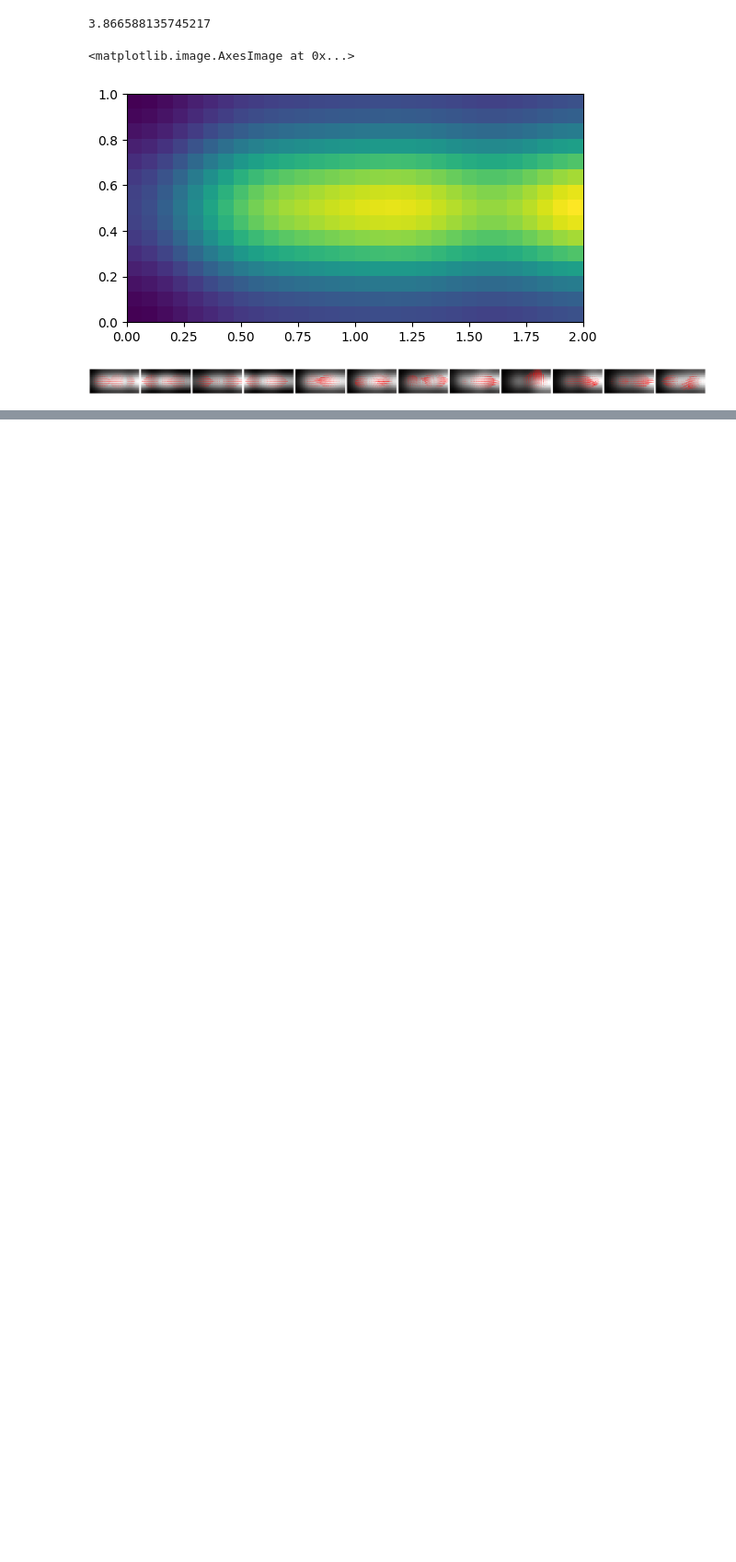
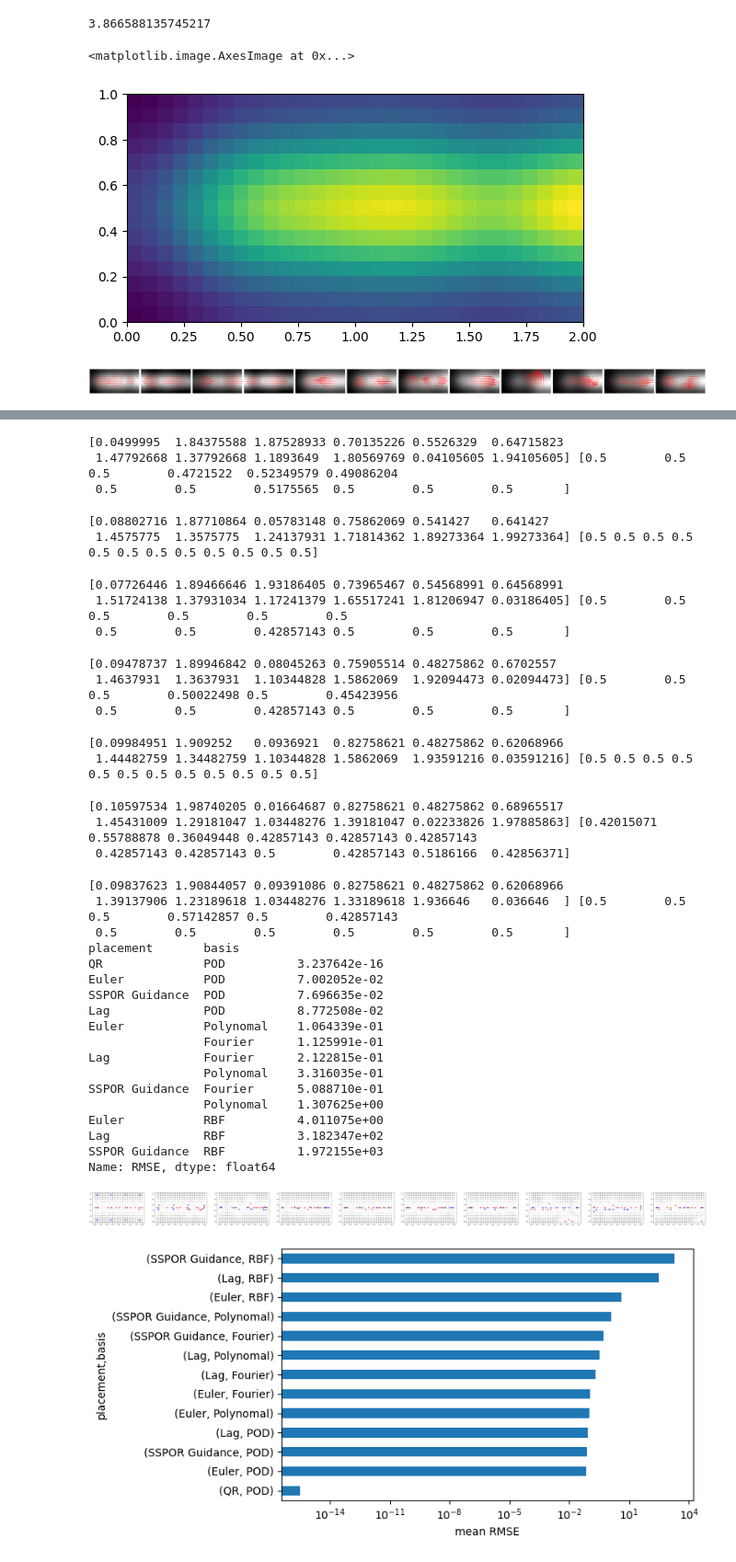
Before and after one commit to karkonium/sensor-trajectory, a Jupyter notebook: sensor_trajectory.ipynb, the cells around one changed output, grey strips where cells are left out. Shown at 92% size. Cells and saved outputs as stored; diff of their text form; code cells hidden in the pictures; blank space fills up the shorter version.

```diff
--- a/sensor_trajectory.ipynb
+++ b/sensor_trajectory.ipynb
@@ -399,0 +536,16 @@ plt.tight_layout(); plt.show()
+# %%
+def rmse(a, b):
+    return np.sqrt(np.mean((a - b) ** 2))
+# %%
+SEED = 42
+rng = np.random.default_rng(SEED)
+
+TOTAL_STEPS = 120
+NX, NY = 30, 15
+LX, LY = 2.0, 1.0
+PERIOD = 300
+
+num_sensors = 12
+WINDOW_LEN = 30
+MAX_BASIS_DIM = 12
+num_cv_folds = 3
@@ -399,0 +834,19 @@ plt.tight_layout(); plt.show()
+# %%
+num_sensors = 12
+WINDOW_LEN = 30
+MAX_BASIS_DIM = 12
+num_cv_folds = 3
+
+TOTAL_STEPS = 300
+PERIOD = 300
+
+# # double gyre
+NX, NY = 30, 15
+LX, LY = 2.0, 1.0
+u, v = generate_double_gyre_flow(TOTAL_STEPS, NX, NY, LX, LY,
+                                A=0.1, epsilon=0.5, period=PERIOD)
+
+# # moving vortex
+# NX, NY = 25, 25 # number of grid points along each axis
+# LX, LY = 1, 1 # changeable
+# u, v = generate_moving_vortex(TOTAL_STEPS, NX,NY, LX,LY, period=PERIOD)
@@ -399,0 +1034,3 @@ plt.tight_layout(); plt.show()
+# %%
+run_experiment()
+# %% [output]
@@ -399,0 +1044,36 @@ plt.tight_layout(); plt.show()
+[0.0499995  1.84375588 1.87528933 0.70135226 0.5526329  0.64715823
+ 1.47792668 1.37792668 1.1893649  1.80569769 0.04105605 1.94105605] [0.5        0.5        0.5        0.4721522  0.52349579 0.49086204
+ 0.5        0.5        0.5175565  0.5        0.5        0.5       ]
+[0.08802716 1.87710864 0.05783148 0.75862069 0.541427   0.641427
+ 1.4575775  1.3575775  1.24137931 1.71814362 1.89273364 1.99273364] [0.5 0.5 0.5 0.5 0.5 0.5 0.5 0.5 0.5 0.5 0.5 0.5]
+[0.07726446 1.89466646 1.93186405 0.73965467 0.54568991 0.64568991
+ 1.51724138 1.37931034 1.17241379 1.65517241 1.81206947 0.03186405] [0.5        0.5        0.5        0.5        0.5        0.5
+ 0.5        0.5        0.42857143 0.5        0.5        0.5       ]
+[0.09478737 1.89946842 0.08045263 0.75905514 0.48275862 0.6702557
+ 1.4637931  1.3637931  1.10344828 1.5862069  1.92094473 0.02094473] [0.5        0.5        0.5        0.50022498 0.5        0.45423956
+ 0.5        0.5        0.42857143 0.5        0.5        0.5       ]
+[0.09984951 1.909252   0.0936921  0.82758621 0.48275862 0.62068966
+ 1.44482759 1.34482759 1.10344828 1.5862069  1.93591216 0.03591216] [0.5 0.5 0.5 0.5 0.5 0.5 0.5 0.5 0.5 0.5 0.5 0.5]
+[0.10597534 1.98740205 0.01664687 0.82758621 0.48275862 0.68965517
+ 1.45431009 1.29181047 1.03448276 1.39181047 0.02233826 1.97885863] [0.42015071 0.55788878 0.36049448 0.42857143 0.42857143 0.42857143
+ 0.42857143 0.42857143 0.5        0.42857143 0.5186166  0.42856371]
+[0.09837623 1.90844057 0.09391086 0.82758621 0.48275862 0.62068966
+ 1.39137906 1.23189618 1.03448276 1.33189618 1.936646   0.036646  ] [0.5        0.5        0.5        0.57142857 0.5        0.42857143
+ 0.5        0.5        0.5        0.5        0.5        0.5       ]
+placement       basis
+QR              POD          3.237642e-16
+Euler           POD          7.002052e-02
+SSPOR Guidance  POD          7.696635e-02
+Lag             POD          8.772508e-02
+Euler           Polynomal    1.064339e-01
+                Fourier      1.125991e-01
+Lag             Fourier      2.122815e-01
+                Polynomal    3.316035e-01
+SSPOR Guidance  Fourier      5.088710e-01
+                Polynomal    1.307625e+00
+Euler           RBF          4.011075e+00
+Lag             RBF          3.182347e+02
+SSPOR Guidance  RBF          1.972155e+03
+Name: RMSE, dtype: float64
+[figure, added]
+[figure, added]
```
Also changed, not shown: parts of 25 cells of this notebook.
